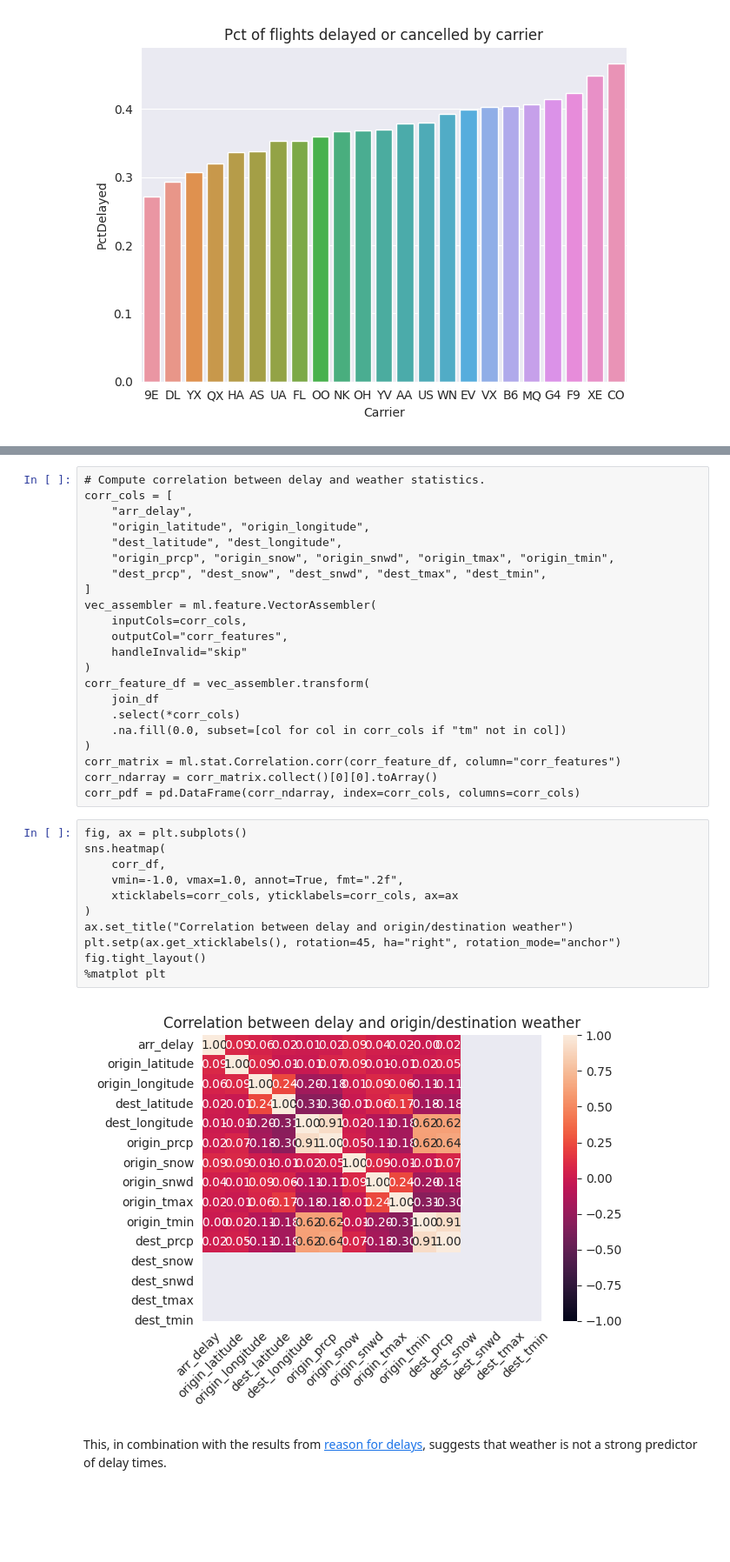
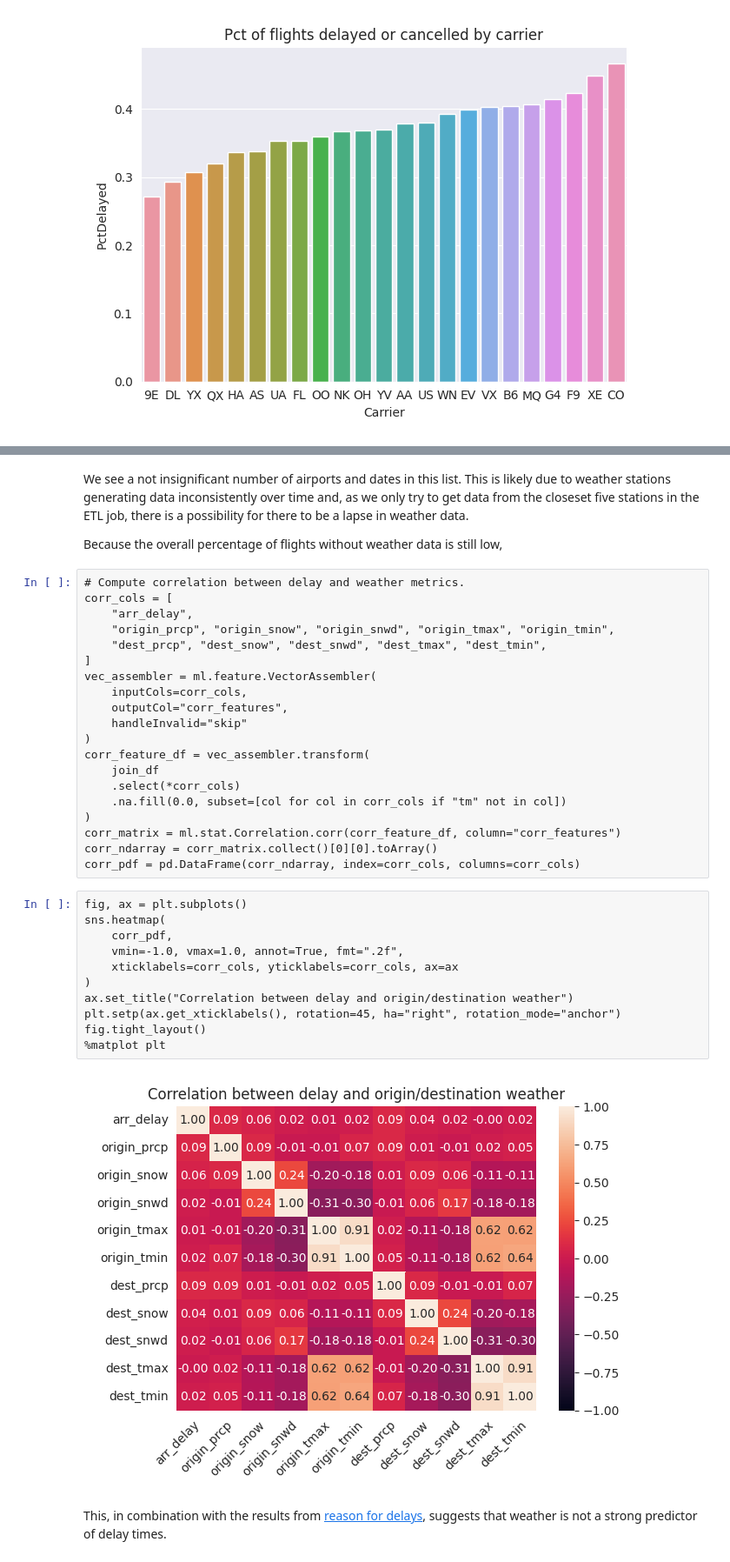
Before and after one commit to grtetrault/aiml-blackbelt-capstone, a Jupyter notebook: notebooks/1-Exploration.ipynb, the cells around one changed output, grey strips where cells are left out. Shown: that part at 87% size. Cells and saved outputs as stored; diff of their text form; blank space fills up the shorter version.

Commit message:
Updated weather section to provide null waether info

```diff
--- a/notebooks/1-Exploration.ipynb
+++ b/notebooks/1-Exploration.ipynb
@@ -303,9 +363,14 @@ fig.tight_layout()
+# %% [markdown]
+We see a not insignificant number of airports and dates in this list.
+This is likely due to weather stations generating data inconsistently over time and,
+as we only try to get data from the closeset five stations in the ETL job,
+there is a possibility for there to be a lapse in weather data.
+
+Because the overall percentage of flights without weather data is still low,
 # %%
-# Compute correlation between delay and weather statistics.
+# Compute correlation between delay and weather metrics.
 corr_cols = [
     "arr_delay",
-    "origin_latitude", "origin_longitude",
-    "dest_latitude", "dest_longitude",
     "origin_prcp", "origin_snow", "origin_snwd", "origin_tmax", "origin_tmin",
     "dest_prcp", "dest_snow", "dest_snwd", "dest_tmax", "dest_tmin",
 ]
@@ -325,16 +390,16 @@ corr_pdf = pd.DataFrame(corr_ndarray, index=corr_cols, columns=corr_cols)
 # %%
 fig, ax = plt.subplots()
 sns.heatmap(
-    corr_df,
+    corr_pdf,
     vmin=-1.0, vmax=1.0, annot=True, fmt=".2f",
     xticklabels=corr_cols, yticklabels=corr_cols, ax=ax
 )
 ax.set_title("Correlation between delay and origin/destination weather")
 plt.setp(ax.get_xticklabels(), rotation=45, ha="right", rotation_mode="anchor")
 fig.tight_layout()
 %matplot plt
 # %% [output]
-[figure, old version]
+[figure, new version]
 # %% [markdown]
 This, in combination with the results from [reason for delays](#reason-delay),
 suggests that weather is not a strong predictor of delay times.
```
Also changed, not shown: parts of 11 cells of this notebook.
